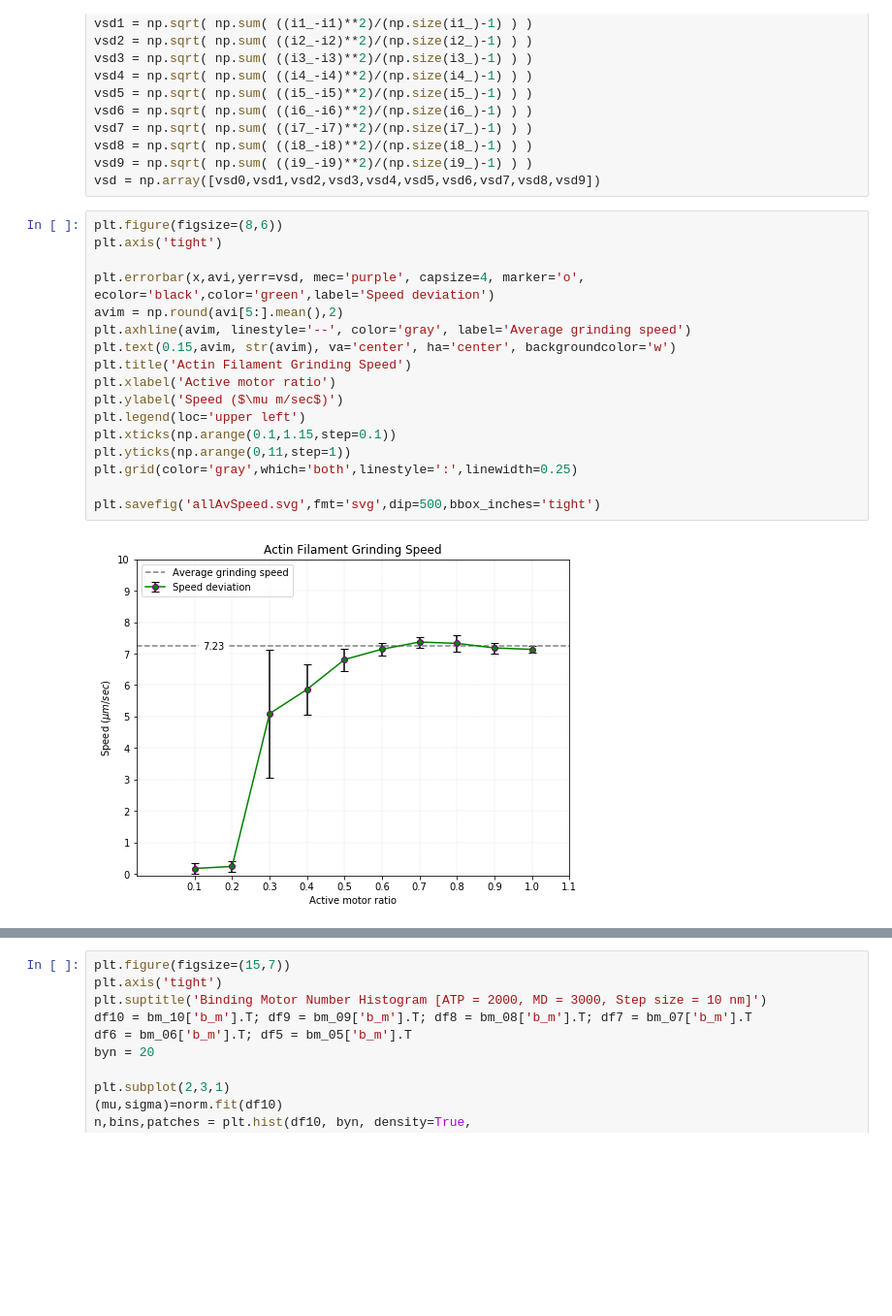
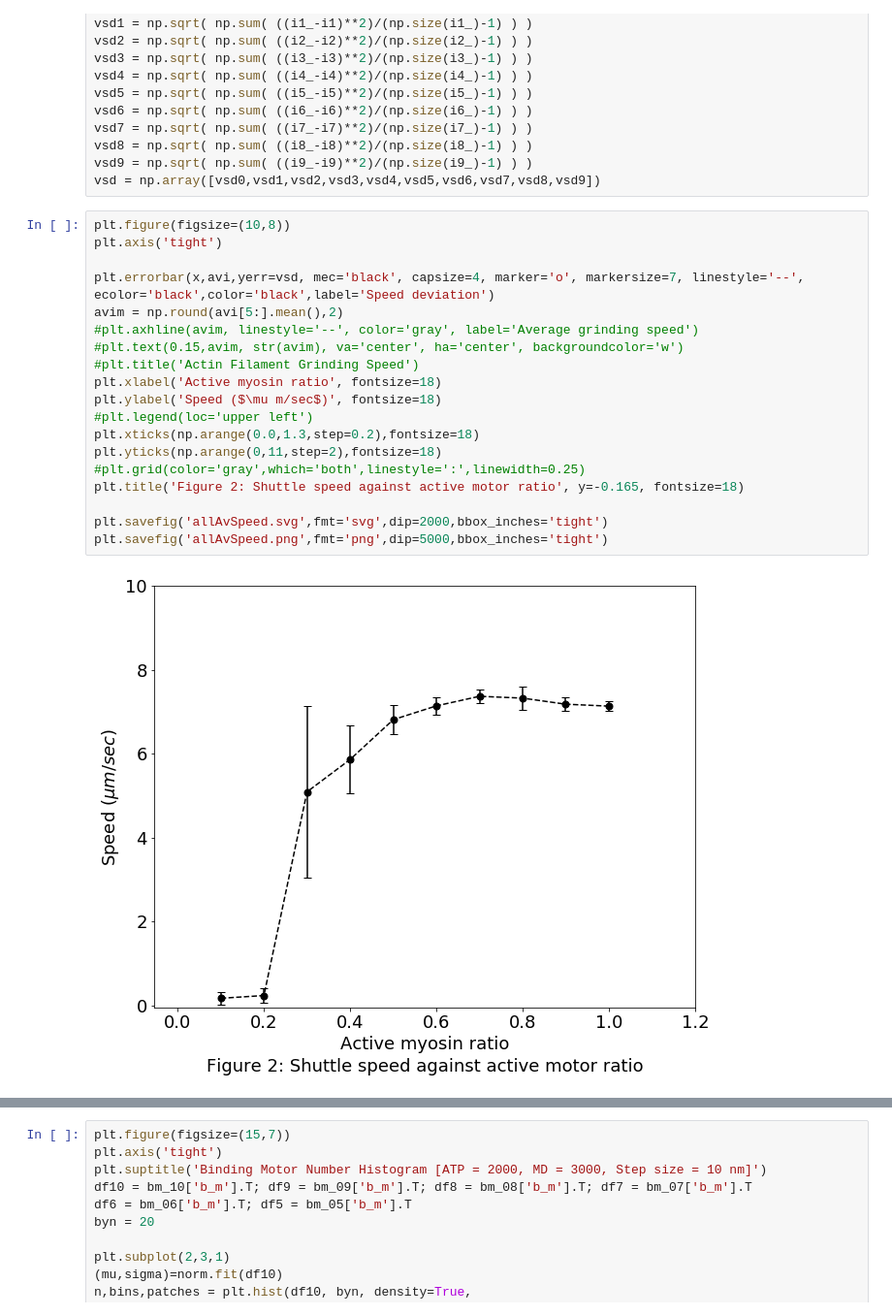
Before and after one commit to SamMachariaPhD/simulate201819, a Jupyter notebook: AFsSpeeds.ipynb, the cells around one changed output, grey strips where cells are left out. Shown at 97% size. Cells and saved outputs as stored; diff of their text form; blank space fills up the shorter version.

```diff
--- a/AFsSpeeds.ipynb
+++ b/AFsSpeeds.ipynb
@@ -179,24 +179,26 @@ vsd8 = np.sqrt( np.sum( ((i8_-i8)**2)/(np.size(i8_)-1) ) )
 vsd9 = np.sqrt( np.sum( ((i9_-i9)**2)/(np.size(i9_)-1) ) )
 vsd = np.array([vsd0,vsd1,vsd2,vsd3,vsd4,vsd5,vsd6,vsd7,vsd8,vsd9])
 # %%
-plt.figure(figsize=(8,6))
+plt.figure(figsize=(10,8))
 plt.axis('tight')
 
-plt.errorbar(x,avi,yerr=vsd, mec='purple', capsize=4, marker='o', ecolor='black',color='green',label='Speed deviation')
+plt.errorbar(x,avi,yerr=vsd, mec='black', capsize=4, marker='o', markersize=7, linestyle='--', ecolor='black',color='black',label='Speed deviation')
 avim = np.round(avi[5:].mean(),2)
-plt.axhline(avim, linestyle='--', color='gray', label='Average grinding speed')
-plt.text(0.15,avim, str(avim), va='center', ha='center', backgroundcolor='w')
-plt.title('Actin Filament Grinding Speed')
-plt.xlabel('Active motor ratio')
-plt.ylabel('Speed ($\mu m/sec$)')
-plt.legend(loc='upper left')
-plt.xticks(np.arange(0.1,1.15,step=0.1))
-plt.yticks(np.arange(0,11,step=1))
-plt.grid(color='gray',which='both',linestyle=':',linewidth=0.25)
+#plt.axhline(avim, linestyle='--', color='gray', label='Average grinding speed')
+#plt.text(0.15,avim, str(avim), va='center', ha='center', backgroundcolor='w')
+#plt.title('Actin Filament Grinding Speed')
+plt.xlabel('Active myosin ratio', fontsize=18)
+plt.ylabel('Speed ($\mu m/sec$)', fontsize=18)
+#plt.legend(loc='upper left')
+plt.xticks(np.arange(0.0,1.3,step=0.2),fontsize=18)
+plt.yticks(np.arange(0,11,step=2),fontsize=18)
+#plt.grid(color='gray',which='both',linestyle=':',linewidth=0.25)
+plt.title('Figure 2: Shuttle speed against active motor ratio', y=-0.165, fontsize=18)
 
-plt.savefig('allAvSpeed.svg',fmt='svg',dip=500,bbox_inches='tight')
+plt.savefig('allAvSpeed.svg',fmt='svg',dip=2000,bbox_inches='tight')
+plt.savefig('allAvSpeed.png',fmt='png',dip=5000,bbox_inches='tight')
 # %% [output]
-[figure, old version]
+[figure, new version]
 # %%
 plt.figure(figsize=(15,6))
 #plt.axis('tight')
```
Also changed, not shown: parts of 6 cells of this notebook, 11 other files.
